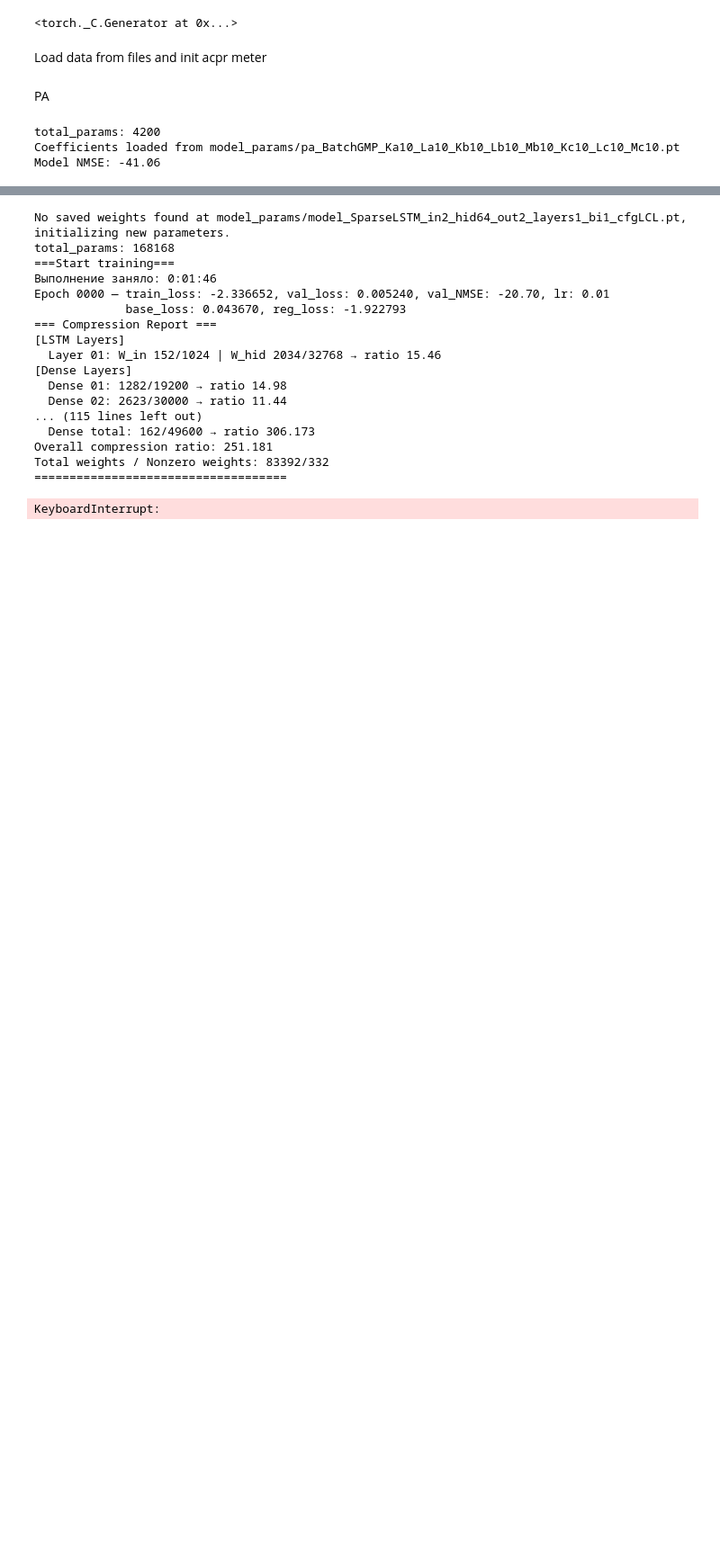
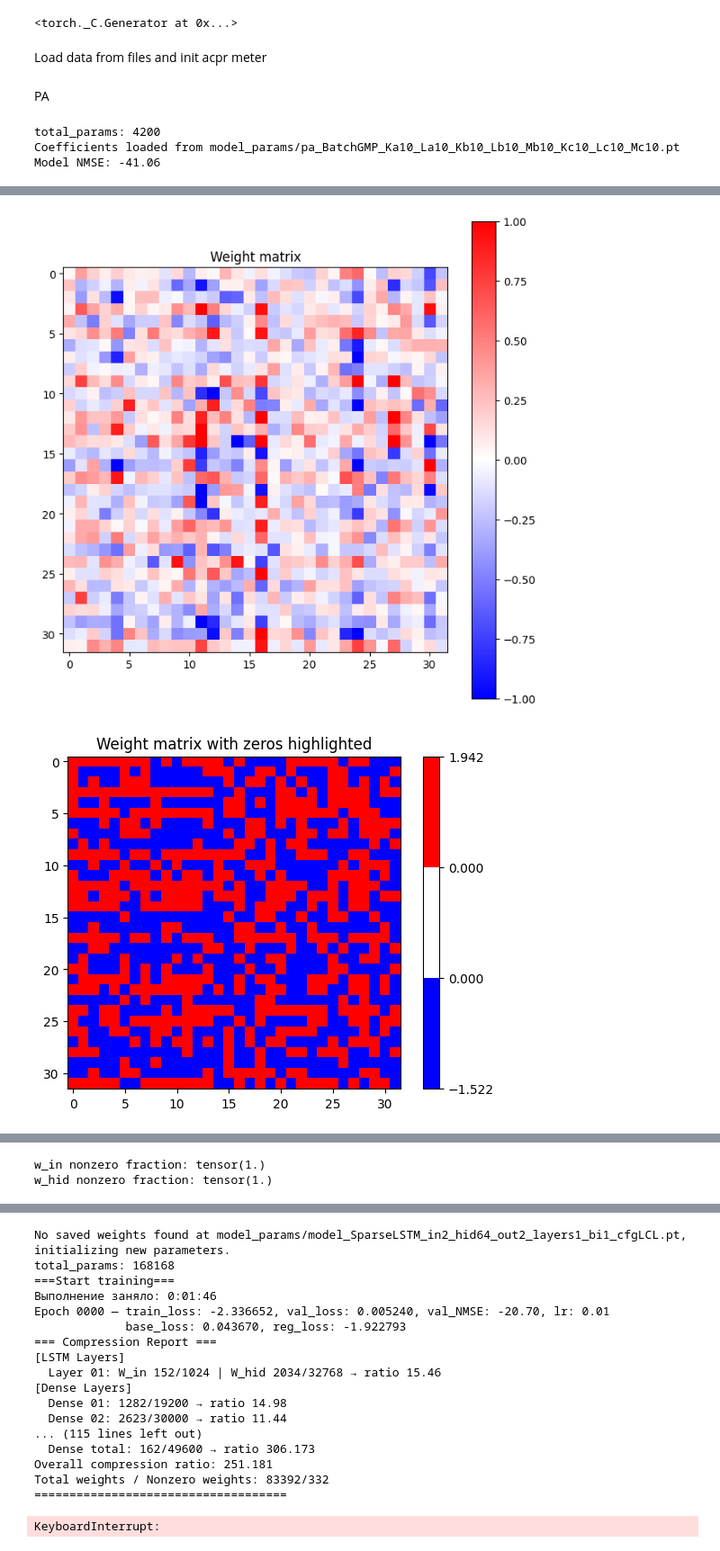
Before and after one commit to pasmornov-m/DPD_Research, a Jupyter notebook: dev_nn_test.ipynb, the cells around one changed output, grey strips where cells are left out. Shown at 90% size. Cells and saved outputs as stored; diff of their text form; code cells hidden in the pictures; blank space fills up the shorter version.

```diff
--- a/dev_nn_test.ipynb
+++ b/dev_nn_test.ipynb
@@ -2351,0 +1461,43 @@ Model NMSE: -41.06
+# %%
+import matplotlib.pyplot as plt
+
+plt.figure(figsize=(8,8))
+plt.imshow(model_bayes.lstm_layers[0].mu_w_hid.detach().cpu().numpy()[0], cmap="bwr", vmin=-1, vmax=1)
+plt.colorbar()
+plt.title("Weight matrix")
+plt.show()
+
+from matplotlib.colors import ListedColormap, BoundaryNorm
+
+W = model_bayes.lstm_layers[0].mu_w_hid.detach().cpu().numpy()[0]
+cmap = ListedColormap(['blue', 'white', 'red'])
+eps = 1e-10
+bounds = [W.min(), -eps, eps, W.max()]
+norm = BoundaryNorm(bounds, cmap.N)
+plt.figure()
+plt.imshow(W, cmap=cmap, norm=norm)
+plt.colorbar()
+plt.title("Weight matrix with zeros highlighted")
+plt.show()
+
+W = model_bayes.lstm_layers[0].mu_w_in.detach().cpu().numpy()[0]
+cmap = ListedColormap(['blue', 'white', 'red'])
+eps = 1e-10
+bounds = [W.min(), -eps, eps, W.max()]
+norm = BoundaryNorm(bounds, cmap.N)
+plt.figure()
+plt.imshow(W, cmap=cmap, norm=norm)
+plt.colorbar()
+plt.title("Weight matrix with zeros highlighted")
+plt.show()
+
+
+
+plt.figure()
+plt.imshow(model_bayes.lstm_layers[0].mu_w_in.detach().cpu().numpy()[0], cmap="bwr", vmin=-1, vmax=1)
+plt.colorbar()
+plt.title("Weight matrix")
+plt.show()
+# %% [output]
+[figure, added]
+[figure, added]
@@ -2352 +1506,9 @@ Model NMSE: -41.06
+# %%
+mask_vocabulary, mask_hidden, gates_list, w_in_list, w_hid_list, w_dense_list = model_pruned_det.compute_compression_masks()
+
+print("w_in nonzero fraction:", w_in_list[0].float().count_nonzero() / w_in_list[0].numel())
+print("w_hid nonzero fraction:", w_hid_list[0].float().count_nonzero() / w_hid_list[0].numel())
+# %% [output]
+w_in nonzero fraction: tensor(1.)
+w_hid nonzero fraction: tensor(1.)
 # %%
```
Also changed, not shown: parts of 18 cells of this notebook, 2 other files.
